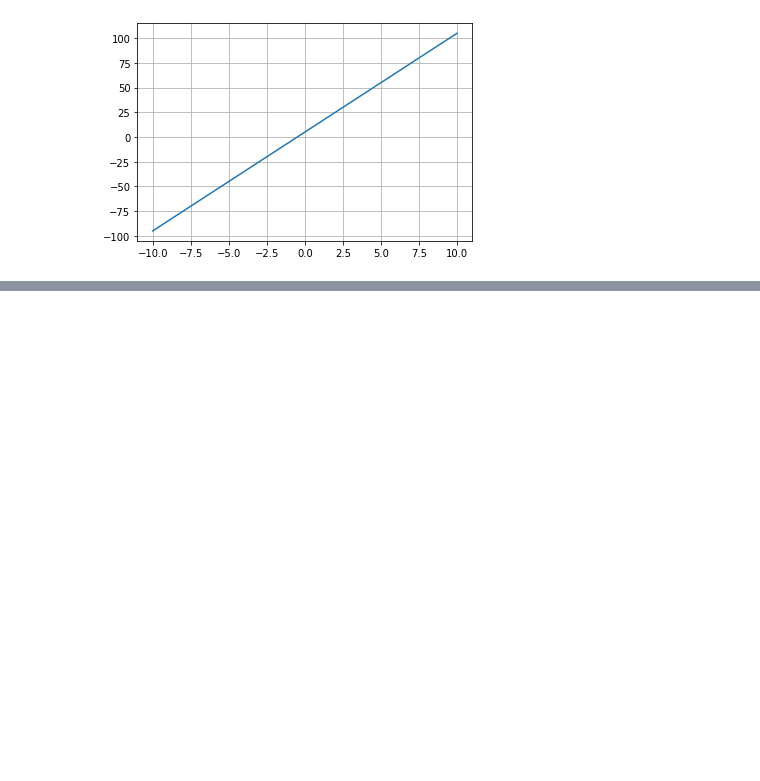
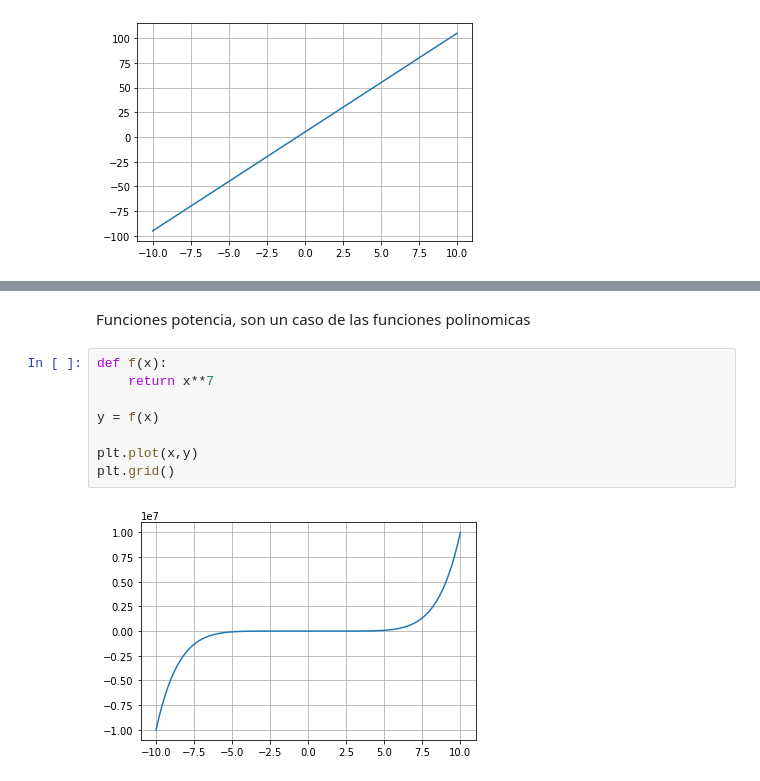
Before and after one commit to alexpin/Curso-Python, a Jupyter notebook: funciones_matematicas/programando_funciones.ipynb, the cells around one changed output, grey strips where cells are left out. Drawn from its saved outputs; the diff is of its cells as text; blank space fills up the shorter version.

```diff
--- a/funciones_matematicas/programando_funciones.ipynb
+++ b/funciones_matematicas/programando_funciones.ipynb
@@ -30,0 +43,12 @@ fig.show()
+# %% [markdown]
+Funciones potencia, son un caso de las funciones polinomicas
+# %%
+def f(x):
+    return x**7
+
+y = f(x)
+
+plt.plot(x,y)
+plt.grid()
+# %% [output]
+[figure, added]
```
Also changed, not shown: parts of 2 cells of this notebook, 1 other file.
